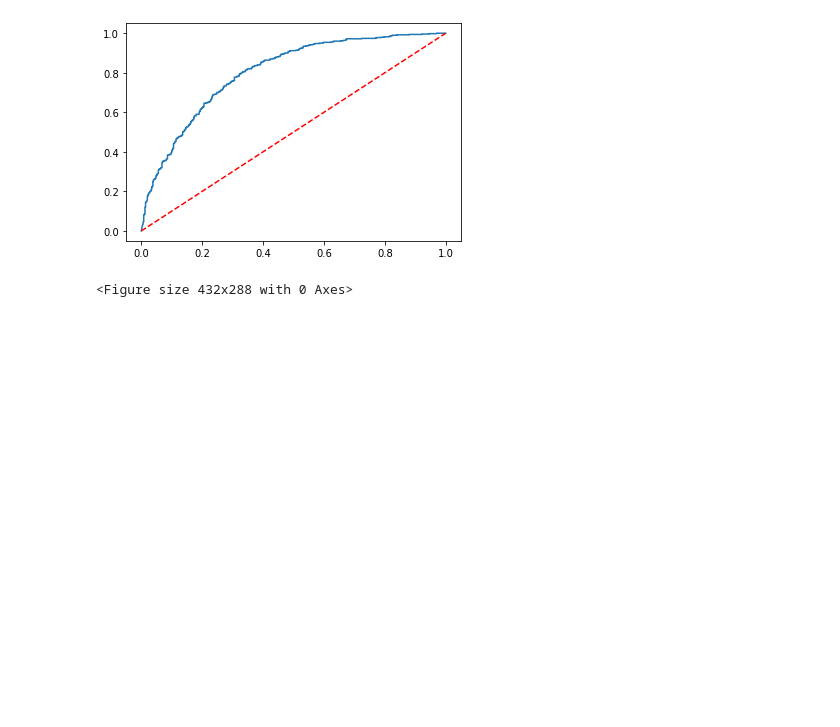
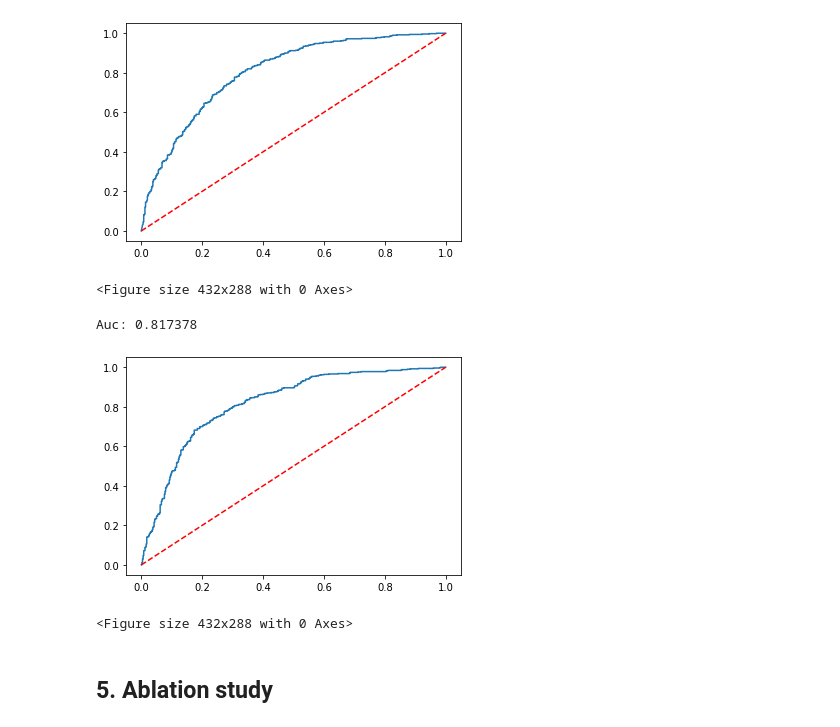
Before and after one commit to tinahuang222/NucleiSegmentation, a Jupyter notebook: Master-code.ipynb, the cells around one changed output. Cells and saved outputs as stored; diff of their text form; code cells hidden in the pictures; blank space fills up the shorter version.

Commit message:
add ablation study to notebook

```diff
--- a/Master-code.ipynb
+++ b/Master-code.ipynb
@@ -1405,3 +1406,16 @@ k_fold_test_graph_conv(dataset, epochs=500, batch_size=8)
 Auc: 0.80337
 [figure]
 <Figure size 432x288 with 0 Axes>
+# %%
+data_path = Path('./data')
+graph_dir = data_path / 'graph_feature'
+
+dataset = pickle.load(open(graph_dir / 'graph_data.pkl', 'rb'))
+
+k_fold_test_graph_conv(dataset, epochs=100, batch_size=32)
+# %% [output]
+Auc: 0.817378
+[figure, added]
+<Figure size 432x288 with 0 Axes>
+# %% [markdown]
+## 5. Ablation study
```
Also changed, not shown: parts of 5 cells of this notebook.
